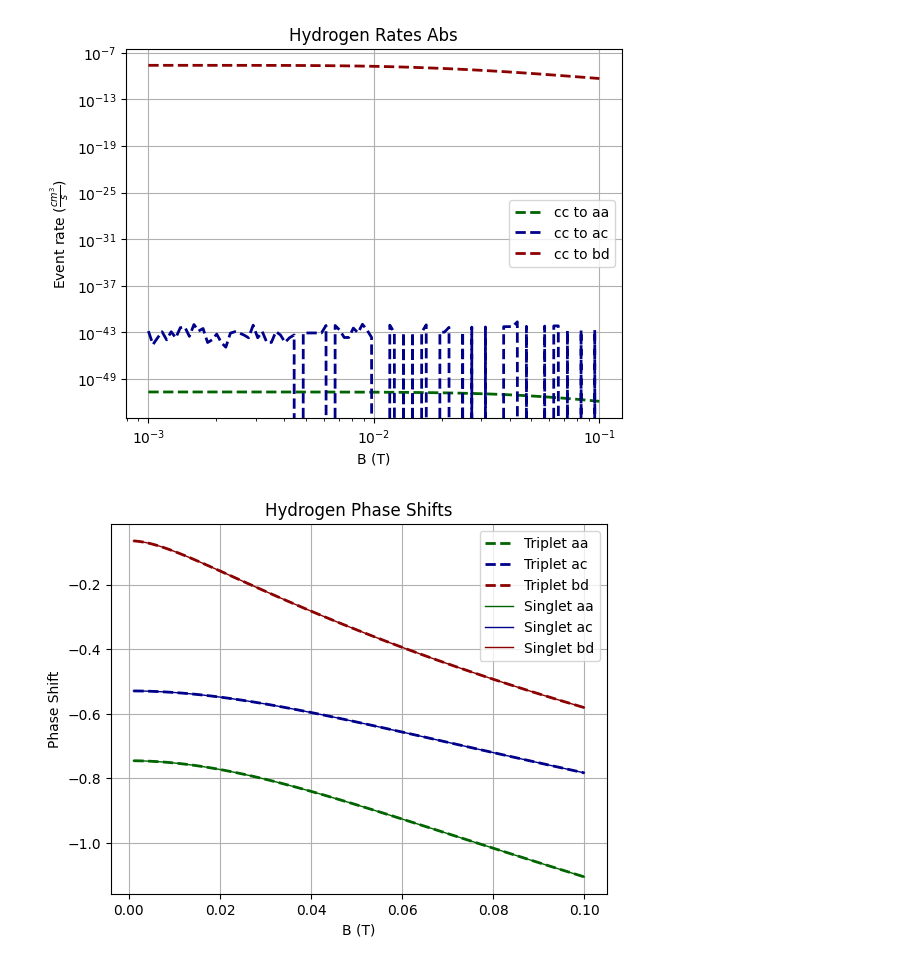
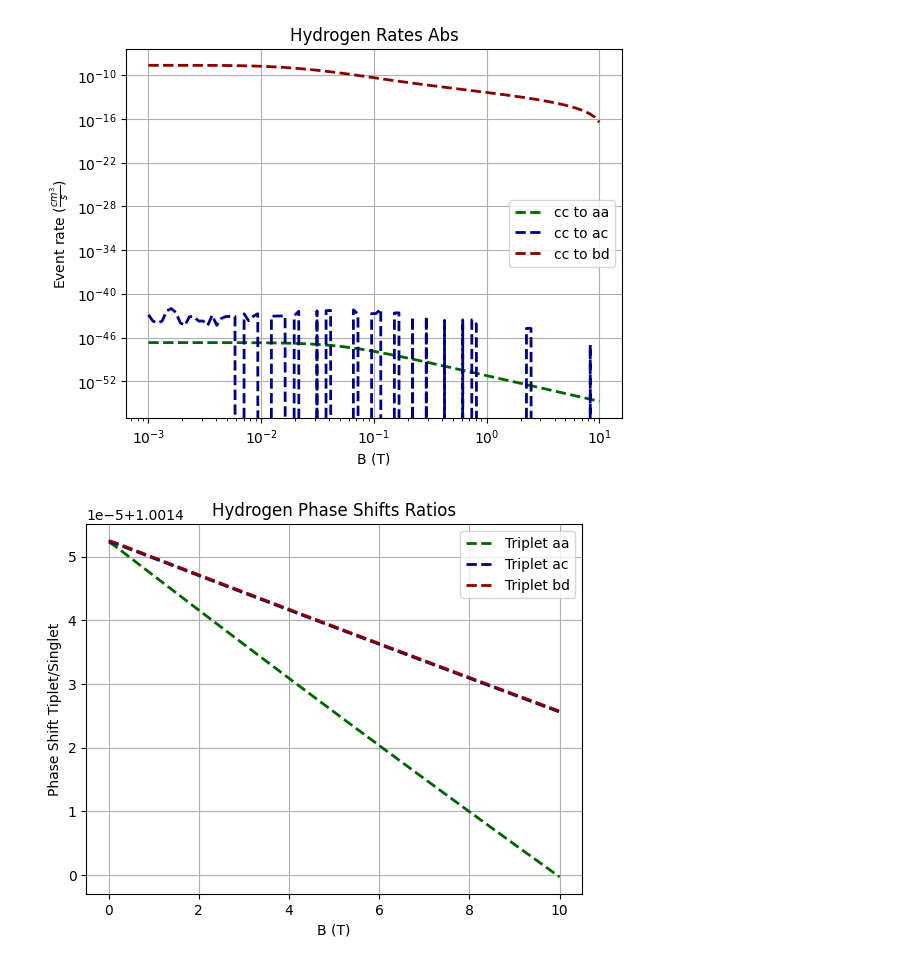
Before and after one commit to UTA-NURES/AtomicCrossSections, a Jupyter notebook: Exchange.ipynb, the cells around one changed output. Drawn from its saved outputs; the diff is of its cells as text; code cells hidden in the pictures.

```diff
--- a/Exchange.ipynb
+++ b/Exchange.ipynb
@@ -84,19 +84,13 @@ def Wave_Function(pin, l, bigrho, r0, function, mass, version, int_type):
     return np.sqrt(2/np.pi) * State.y[0]/Normalization[-1]
 
 def GetPhaseShift(bigrho, p, l, r0, mass, version, how_to_int):
-    rhos = np.linspace(r0, bigrho, 100)
-    init = [r0, 1]
+    rhos = np.linspace(r0, bigrho, 1000)
+    init = [r0,1]
 
     State = np.array(Wave_Function(p, l, bigrho, r0, ddx, mass, version, how_to_int)[0])
     Statedev = np.array(Wave_Function(p, l, bigrho, r0, ddx, mass, version, how_to_int)[1])
 
-    Big_delta = (rhos * State - Statedev) / (rhos * State)
-    jl_ka = spherical_jn(l, p * rhos)
-    jl_prime_ka = spherical_jn(l, p * rhos, derivative = True)
-    nl_ka = spherical_yn(l, p * rhos)
-    nl_prime_ka = spherical_yn(l, p * rhos, derivative = True)
-
-    deltas = np.arctan((p * jl_prime_ka - Big_delta * jl_ka) / (p * nl_prime_ka - Big_delta * nl_ka))
+    deltas = np.arctan(p * State / Statedev) - p * rhos
     return deltas[-1]
 
 def GetSpatials(mu, B, levels, version_one, version_two):
@@ -146,5 +193,5 @@ def GetSpatials(mu, B, levels, version_one, version_two):
 # %%
-B_Values = np.logspace(-3,-1,100)
+B_Values = np.logspace(-3,1,100)
 # %%
 def GetHyperFineLevels(pm, mf, delW, mN, gI):
     gL = 1 #Orbital g-factor
@@ -470,4 +518,4 @@ plt.legend()
 plt.loglog()
 plt.show()
 # %% [output]
-[figure, old version]
+[figure, new version]
@@ -528,18 +523,15 @@ def Phases(mu, B, levels, pont_one, pont_two):
 HPhases = Phases(Hmu, B_Values, HLevels, Silvera_Triplet, Singlet)
 TPhases = Phases(Tmu, B_Values, TLevels, Silvera_Triplet, Singlet)
 # %%
-plt.plot(B_Values,HPhases[0],  '--', label="Triplet aa", color = "DarkGreen", linewidth=2)
-plt.plot(B_Values,HPhases[1],  '--', label="Triplet ac", color = "DarkBlue", linewidth=2)
-plt.plot(B_Values,HPhases[2],  '--', label="Triplet bd", color = "DarkRed", linewidth=2)
-plt.plot(B_Values,HPhases[3], label="Singlet aa", color = "DarkGreen", linewidth=1)
-plt.plot(B_Values,HPhases[4], label="Singlet ac", color = "DarkBlue", linewidth=1)
-plt.plot(B_Values,HPhases[5], label="Singlet bd", color = "DarkRed", linewidth=1)
+plt.plot(B_Values,HPhases[0]/HPhases[3],  '--', label="Triplet aa", color = "DarkGreen", linewidth=2)
+plt.plot(B_Values,HPhases[1]/HPhases[4],  '--', label="Triplet ac", color = "DarkBlue", linewidth=2)
+plt.plot(B_Values,HPhases[2]/HPhases[5],  '--', label="Triplet bd", color = "DarkRed", linewidth=2)
 plt.xlabel("B (T)")
-plt.ylabel("Phase Shift")
-plt.title("Hydrogen Phase Shifts")
+plt.ylabel("Phase Shift Tiplet/Singlet")
+plt.title("Hydrogen Phase Shifts Ratios")
 plt.grid(True)
 plt.legend()
 plt.show()
 # %% [output]
-[figure, old version]
+[figure, new version]
 # %%
```
Also changed, not shown: parts of 7 cells of this notebook.
